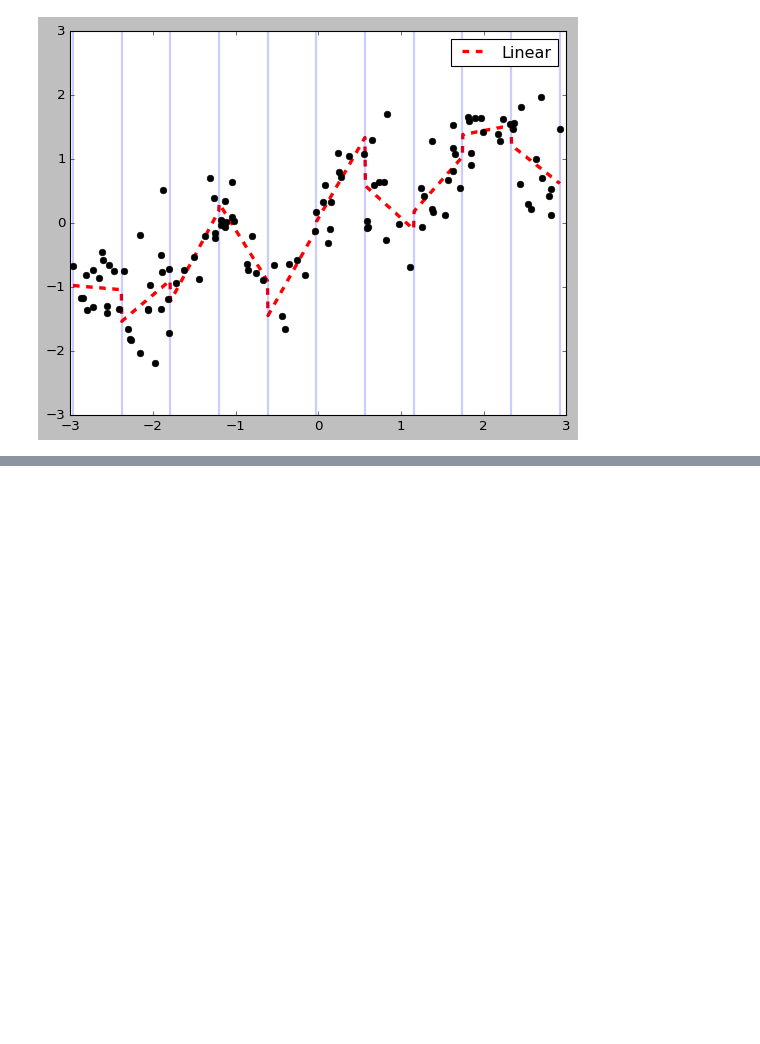
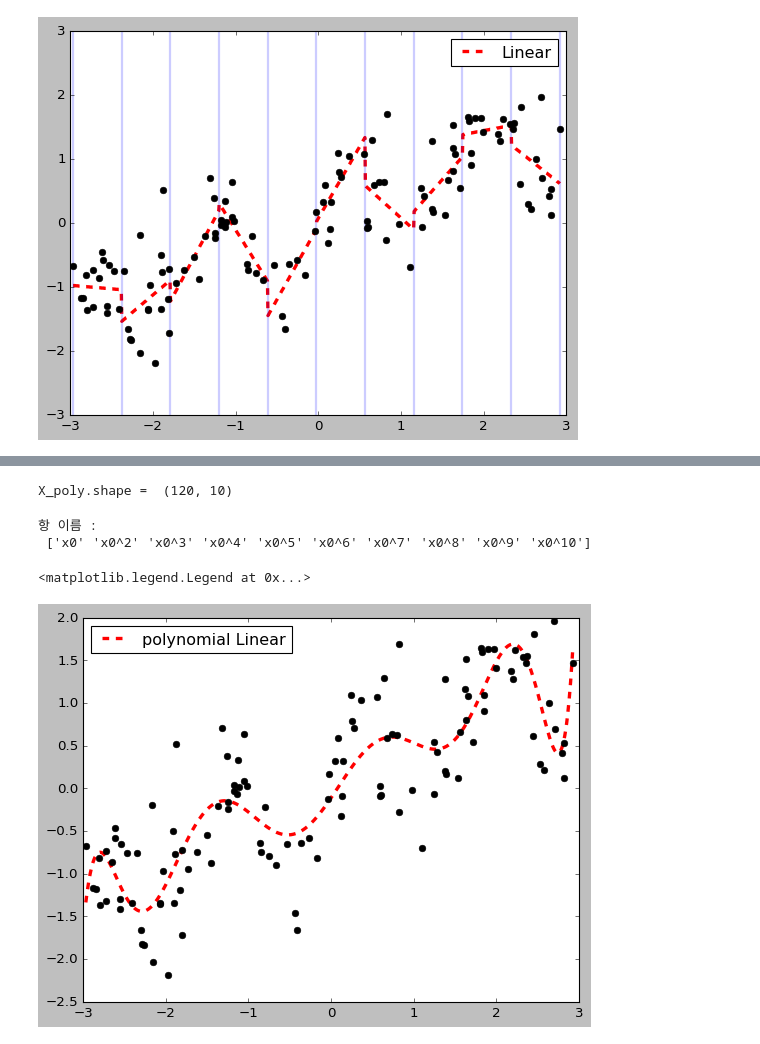
Before and after one commit to Hosung-Ahn/IntroducingML, a Jupyter notebook: Chapter4-feature engineering/범주형 변수.ipynb, the cells around one changed output, grey strips where cells are left out. Saved outputs shown, nothing was run; the diff lists cells and outputs as text; code cells hidden in the pictures; blank space fills up the shorter version.

```diff
--- a/Chapter4-feature engineering/범주형 변수.ipynb
+++ b/Chapter4-feature engineering/범주형 변수.ipynb
@@ -231,0 +227,26 @@ array([[ 1,  2,  3],
+# %%
+# 고차항을 추가하는 경우
+from sklearn.preprocessing import PolynomialFeatures
+# x**10 까지의 고차항을 추가한다.
+poly = PolynomialFeatures(degree=10, include_bias=False)
+poly.fit(X)
+X_poly = poly.transform(X)
+# %%
+print("X_poly.shape = ", X_poly.shape)
+# %% [output]
+X_poly.shape =  (120, 10)
+# %%
+print("항 이름 : \n", poly.get_feature_names_out())
+# %% [output]
+항 이름 :
+ ['x0' 'x0^2' 'x0^3' 'x0^4' 'x0^5' 'x0^6' 'x0^7' 'x0^8' 'x0^9' 'x0^10']
+# %%
+lr = LinearRegression().fit(X_poly, y)
+line_poly = poly.transform(line)
+
+plt.plot(line, lr.predict(line_poly), '--', lw = 3, c = 'r', label = 'polynomial Linear')
+plt.plot(X[:,0], y, 'o', c='k')
+plt.legend(loc = 'best')
+# %% [output]
+<matplotlib.legend.Legend at 0x...>
+[figure, added]
```
Also changed, not shown: parts of 9 cells of this notebook.
